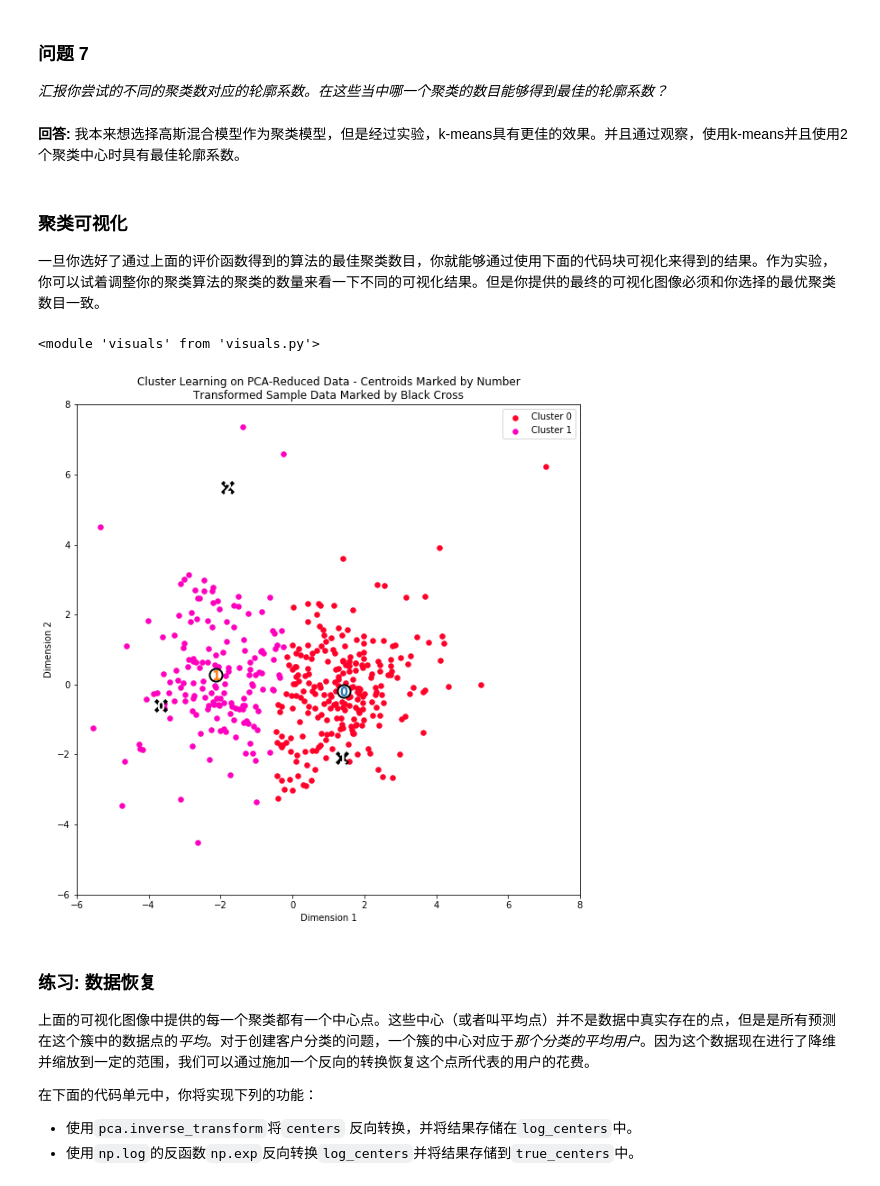
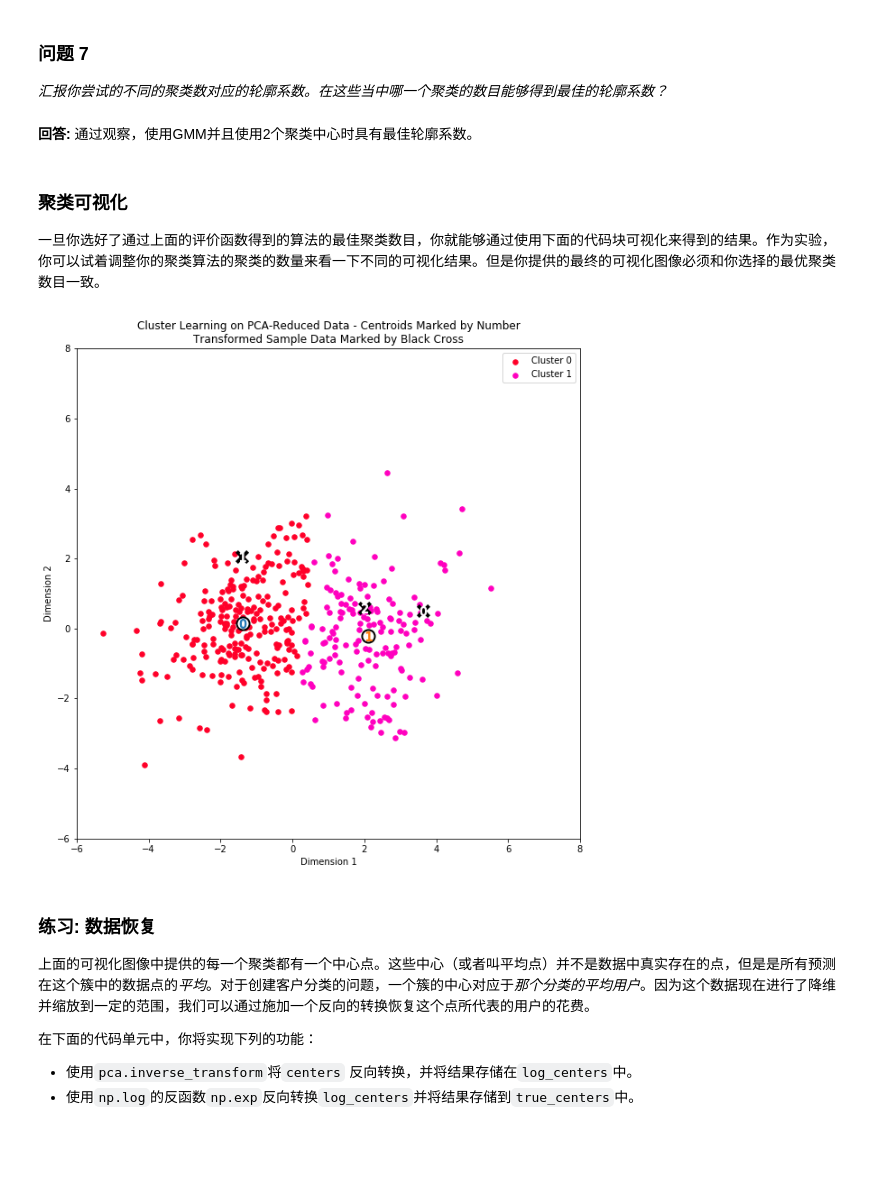
Before and after one commit to cchao1031/ML-nanodegree, a Jupyter notebook: creating_customer_segments/customer_segments.ipynb, the cells around one changed output. Saved outputs shown, nothing was run; the diff lists cells and outputs as text; code cells hidden in the pictures; blank space fills up the shorter version.

```diff
--- a/creating_customer_segments/customer_segments.ipynb
+++ b/creating_customer_segments/customer_segments.ipynb
@@ -58,7 +58,7 @@ display(data.describe())
 为了对客户有一个更好的了解，并且了解代表他们的数据将会在这个分析过程中如何变换。最好是选择几个样本数据点，并且更为详细地分析它们。在下面的代码单元中，选择**三个**索引加入到索引列表`indices`中，这三个索引代表你要追踪的客户。我们建议你不断尝试，直到找到三个明显不同的客户。
 # %%
 # TODO：从数据集中选择三个你希望抽样的数据点的索引
-indices = [28, 283, 412]
+indices = [28, 283, 396]
 
 # 为选择的样本建立一个DataFrame
 samples = pd.DataFrame(data.loc[indices], columns = data.keys()).reset_index(drop = True)
@@ -144,10 +144,10 @@ pd.scatter_matrix(data, alpha = 0.3, figsize = (14,8), diagonal = 'kde');
  - 使用`np.log`函数在样本数据 `samples` 上做一个对数缩放，然后将它的副本赋值给`log_samples`。
 # %%
 # TODO：使用自然对数缩放数据
-log_data = data.apply(lambda x: np.log(x))
+log_data = np.log(data)
 
 # TODO：使用自然对数缩放样本数据
-log_samples = samples.apply(lambda x: np.log(x))
+log_samples = np.log(samples)
 
 # 为每一对新产生的特征制作一个散射矩阵
 pd.scatter_matrix(log_data, alpha = 0.3, figsize = (14,8), diagonal = 'kde');
@@ -201,7 +201,7 @@ for feature in log_data.keys():
     display(outliers_data)
 
 # 可选：选择你希望移除的数据点的索引
-outliers  = [i for i,c in outliers_count.iteritems() if c == 1]
+outliers  = outliers_count.keys()
 print('%d outliers: %s' % (len(outliers), outliers))
 
 # 如果选择了的话，移除异常点
@@ -463,28 +463,23 @@ the silhouette score is 0.2571 for 10 clusters using GMM
 ### 问题 7
 
 *汇报你尝试的不同的聚类数对应的轮廓系数。在这些当中哪一个聚类的数目能够得到最佳的轮廓系数？*
-# %% [markdown]
-**回答:** 我本来想选择高斯混合模型作为聚类模型，但是经过实验，k-means具有更佳的效果。并且通过观察，使用k-means并且使用2个聚类中心时具有最佳轮廓系数。
+# %% [markdown]
+**回答:** 通过观察，使用GMM并且使用2个聚类中心时具有最佳轮廓系数。
 # %% [markdown]
 ### 聚类可视化
 一旦你选好了通过上面的评价函数得到的算法的最佳聚类数目，你就能够通过使用下面的代码块可视化来得到的结果。作为实验，你可以试着调整你的聚类算法的聚类的数量来看一下不同的可视化结果。但是你提供的最终的可视化图像必须和你选择的最优聚类数目一致。
-# %%
-import visuals
-reload(visuals)
-# %% [output]
-<module 'visuals' from 'visuals.py'>
 # %%
 clusterer = KMeans(n_clusters=2, random_state=1031)
 clusterer.fit(reduced_data)
 preds = clusterer.predict(reduced_data)
 centers = clusterer.cluster_centers_
 sample_preds = clusterer.predict(pca_2d_samples)
 score = silhouette_score(reduced_data, preds)
 
 # 从已有的实现中展示聚类的结果
-visuals.cluster_results(reduced_data, preds, centers, pca_samples)
+vs.cluster_results(reduced_data, preds, centers, pca_samples)
 # %% [output]
-[figure, old version]
+[figure, new version]
 # %% [markdown]
 ### 练习: 数据恢复
 上面的可视化图像中提供的每一个聚类都有一个中心点。这些中心（或者叫平均点）并不是数据中真实存在的点，但是是所有预测在这个簇中的数据点的*平均*。对于创建客户分类的问题，一个簇的中心对应于*那个分类的平均用户*。因为这个数据现在进行了降维并缩放到一定的范围，我们可以通过施加一个反向的转换恢复这个点所代表的用户的花费。
```
Also changed, not shown: parts of 18 cells of this notebook, 1 other file.
